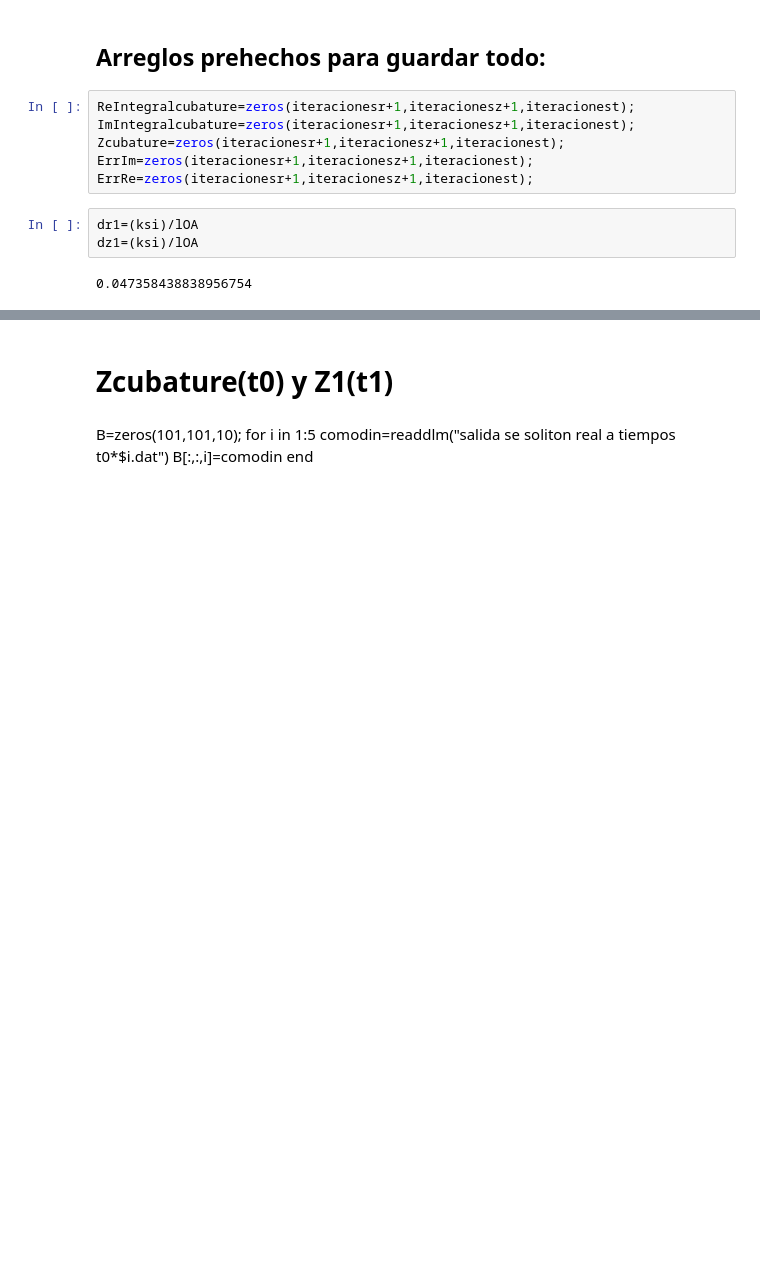
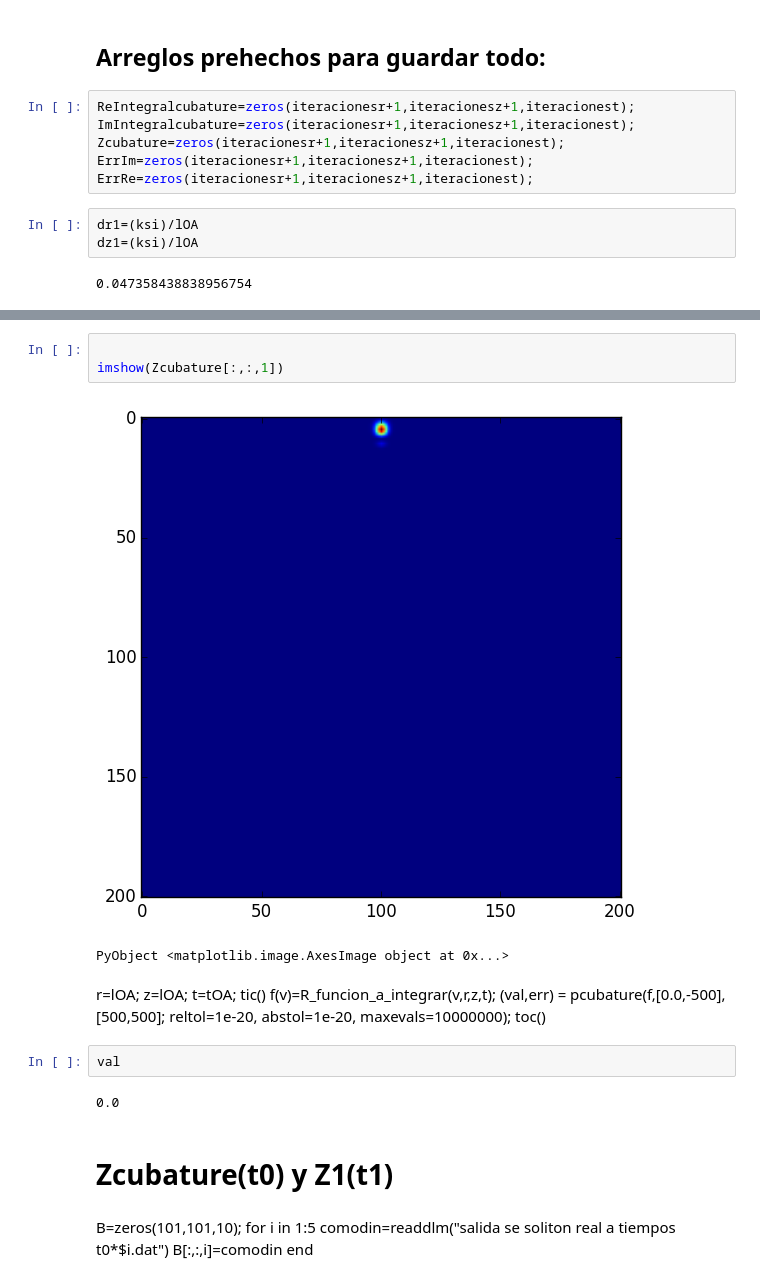
Before and after one commit to ealba/INTEGRALES, a Jupyter notebook: IntegralesBurdas6.ipynb, the cells around one changed output, grey strips where cells are left out. Drawn from its saved outputs; the diff is of its cells as text; blank space fills up the shorter version.

```diff
--- a/IntegralesBurdas6.ipynb
+++ b/IntegralesBurdas6.ipynb
@@ -270,3 +299,21 @@ Progress:  28%  ETA: 4:01:44
+# %%
+
+imshow(Zcubature[:,:,1])
+# %% [output]
+[figure, added]
+PyObject <matplotlib.image.AxesImage object at 0x...>
+# %% [markdown]
+r=lOA;
+z=lOA;
+t=tOA;
+tic()
+f(v)=R_funcion_a_integrar(v,r,z,t);
+(val,err) = pcubature(f,[0.0,-500],[500,500]; reltol=1e-20, abstol=1e-20, maxevals=10000000);
+toc()
+# %%
+val
+# %% [output]
+0.0
 # %% [markdown]
 # Zcubature(t0) y Z1(t1)
 # %% [markdown]
```
Also changed, not shown: parts of 20 cells of this notebook, 3 other files.
